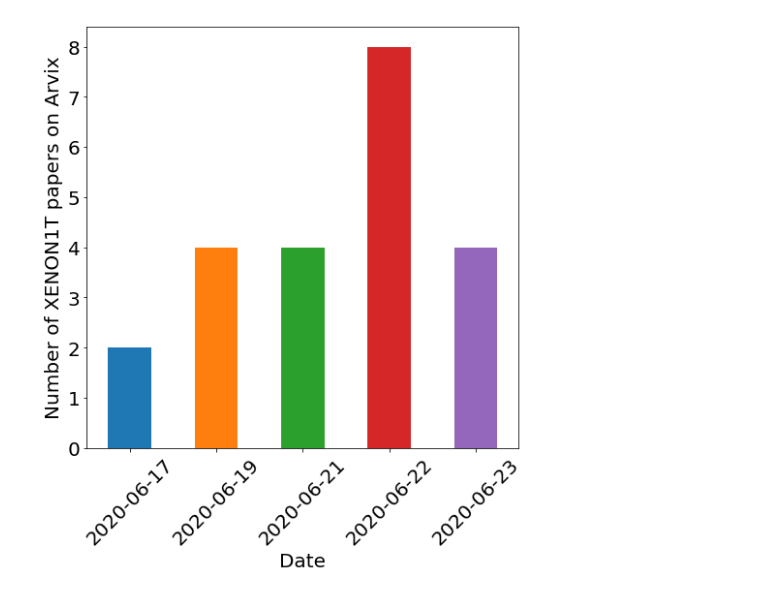
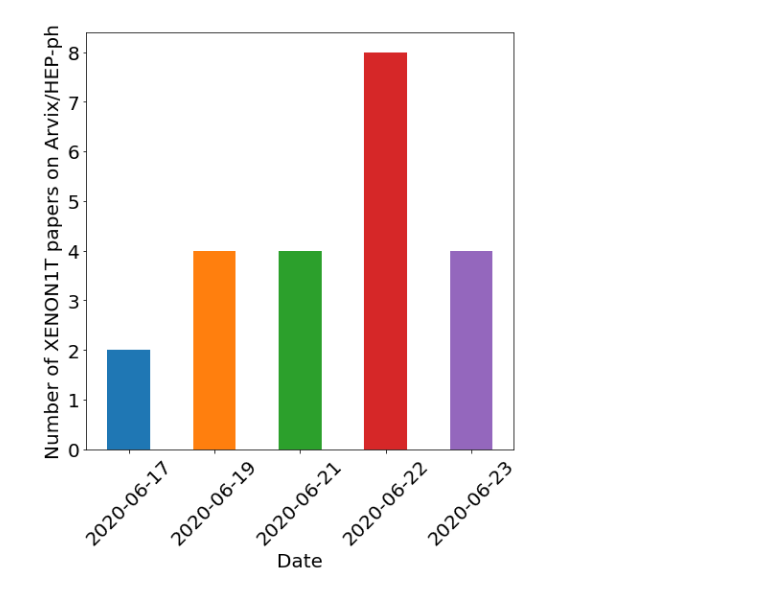
Before and after one commit to MariaElidaiana/random_scripts, a Jupyter notebook: scrap_arxiv/xenon1t_ambulance_chase.ipynb, the cells around one changed output. Cells and saved outputs as stored; diff of their text form; code cells hidden in the pictures.

```diff
--- a/scrap_arxiv/xenon1t_ambulance_chase.ipynb
+++ b/scrap_arxiv/xenon1t_ambulance_chase.ipynb
@@ -63,10 +63,10 @@ df
 # %%
 plt.figure(figsize=(8,8))
 df.groupby('created')['id'].nunique().plot(kind='bar')
 plt.xlabel('Date', fontsize=20)
-plt.ylabel('Number of XENON1T papers on Arvix', fontsize=20)
+plt.ylabel('Number of XENON1T papers on Arvix/HEP-ph', fontsize=20)
 plt.xticks(rotation=45, fontsize=20)
 plt.yticks(fontsize=20)
 plt.show()
 # %% [output]
-[figure, old version]
+[figure, new version]
```
Also changed, not shown: parts of 1 cell of this notebook.
